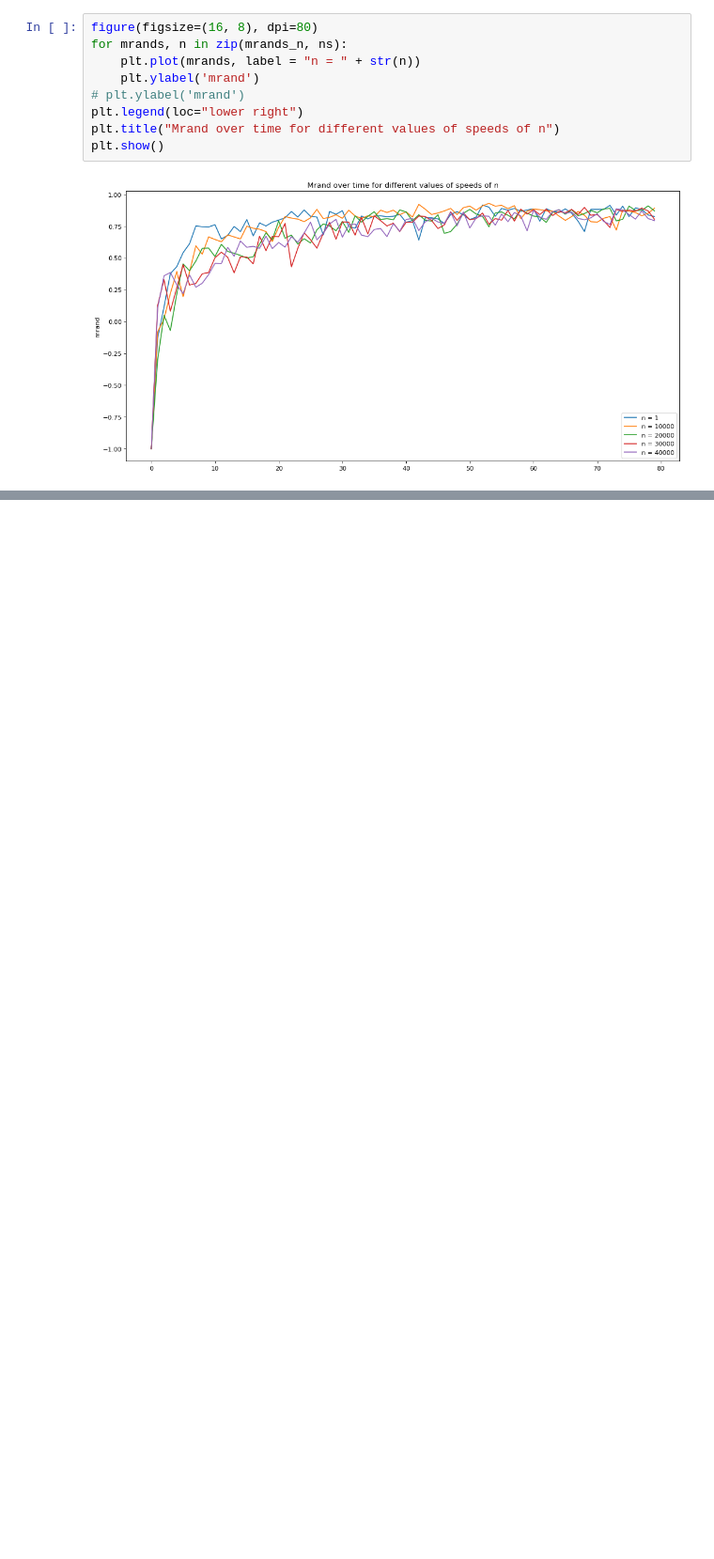
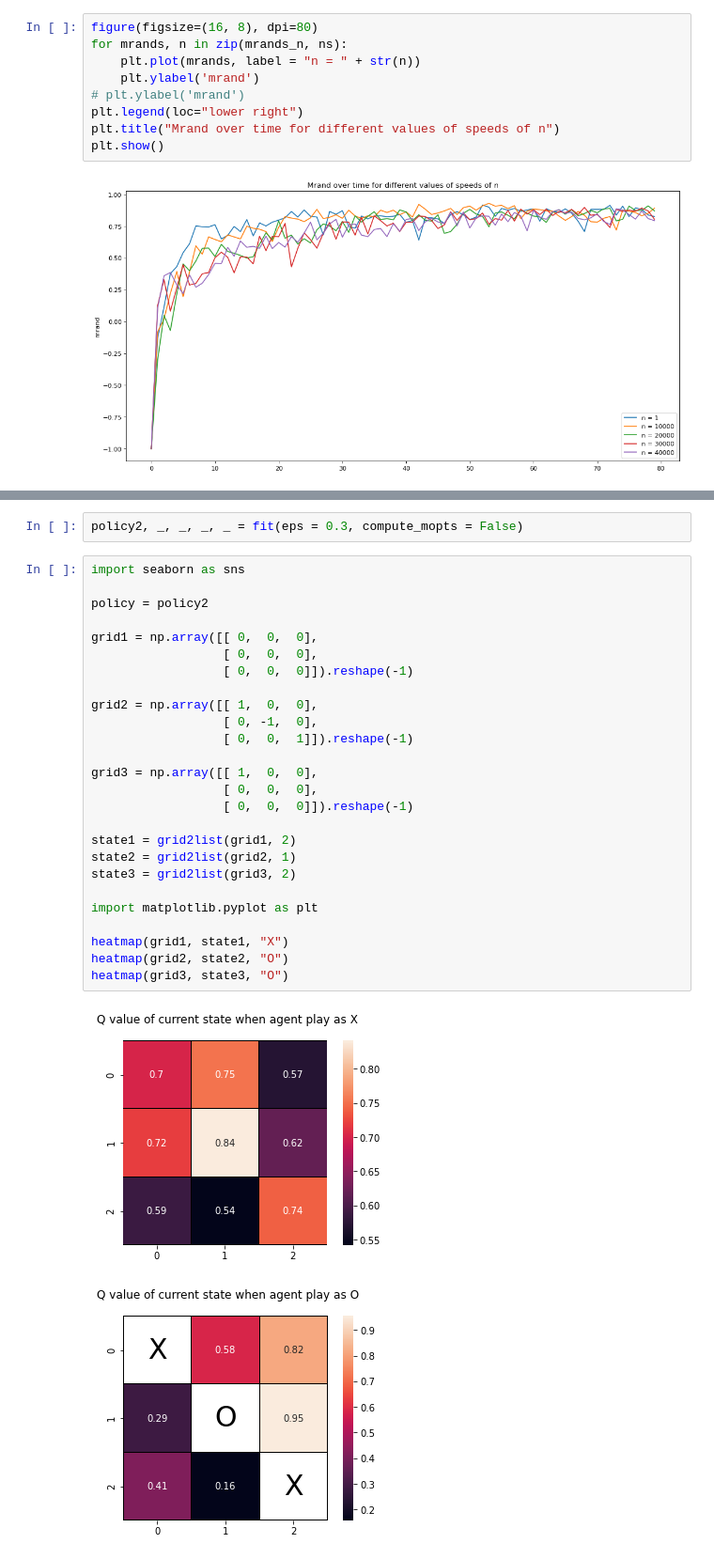
Before and after one commit to wiggleman/CS-456-project, a Jupyter notebook: DQN_self_learn.ipynb, the cells around one changed output, grey strips where cells are left out. Shown: that part at 94% size. Saved outputs shown, nothing was run; the diff lists cells and outputs as text; blank space fills up the shorter version.

```diff
--- a/DQN_self_learn.ipynb
+++ b/DQN_self_learn.ipynb
@@ -673,0 +733,31 @@ plt.show()
+# %%
+policy2, _, _, _, _ = fit(eps = 0.3, compute_mopts = False)
+# %%
+import seaborn as sns
+
+policy = policy2
+
+grid1 = np.array([[ 0,  0,  0],
+                  [ 0,  0,  0],
+                  [ 0,  0,  0]]).reshape(-1)
+
+grid2 = np.array([[ 1,  0,  0],
+                  [ 0, -1,  0],
+                  [ 0,  0,  1]]).reshape(-1)
+
+grid3 = np.array([[ 1,  0,  0],
+                  [ 0,  0,  0],
+                  [ 0,  0,  0]]).reshape(-1)
+
+state1 = grid2list(grid1, 2)
+state2 = grid2list(grid2, 1)
+state3 = grid2list(grid3, 2)
+
+import matplotlib.pyplot as plt
+
+heatmap(grid1, state1, "X")
+heatmap(grid2, state2, "O")
+heatmap(grid3, state3, "O")
+# %% [output]
+[figure, added]
+[figure, added]
```
Also changed, not shown: parts of 8 cells of this notebook, 1 other file.
